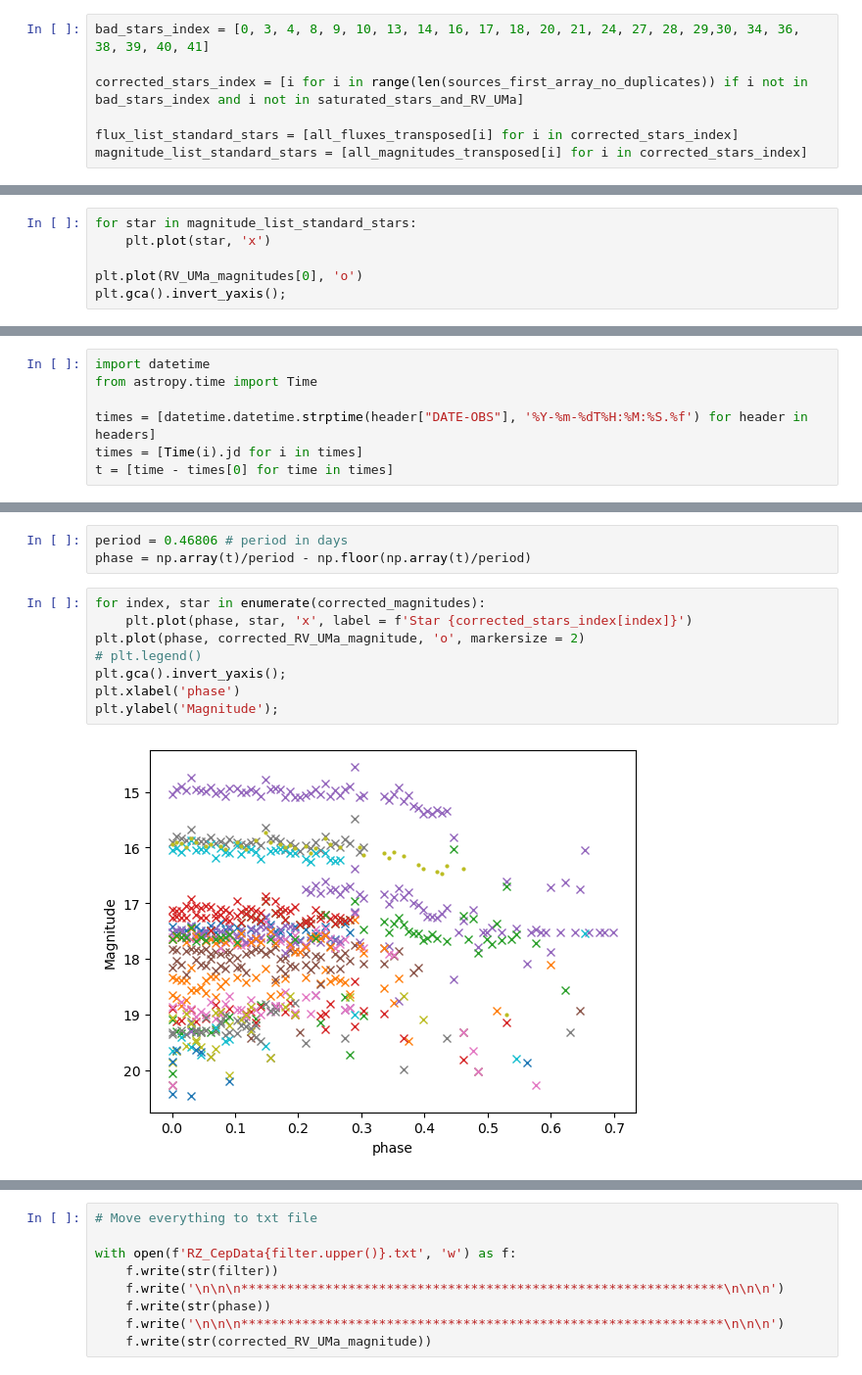
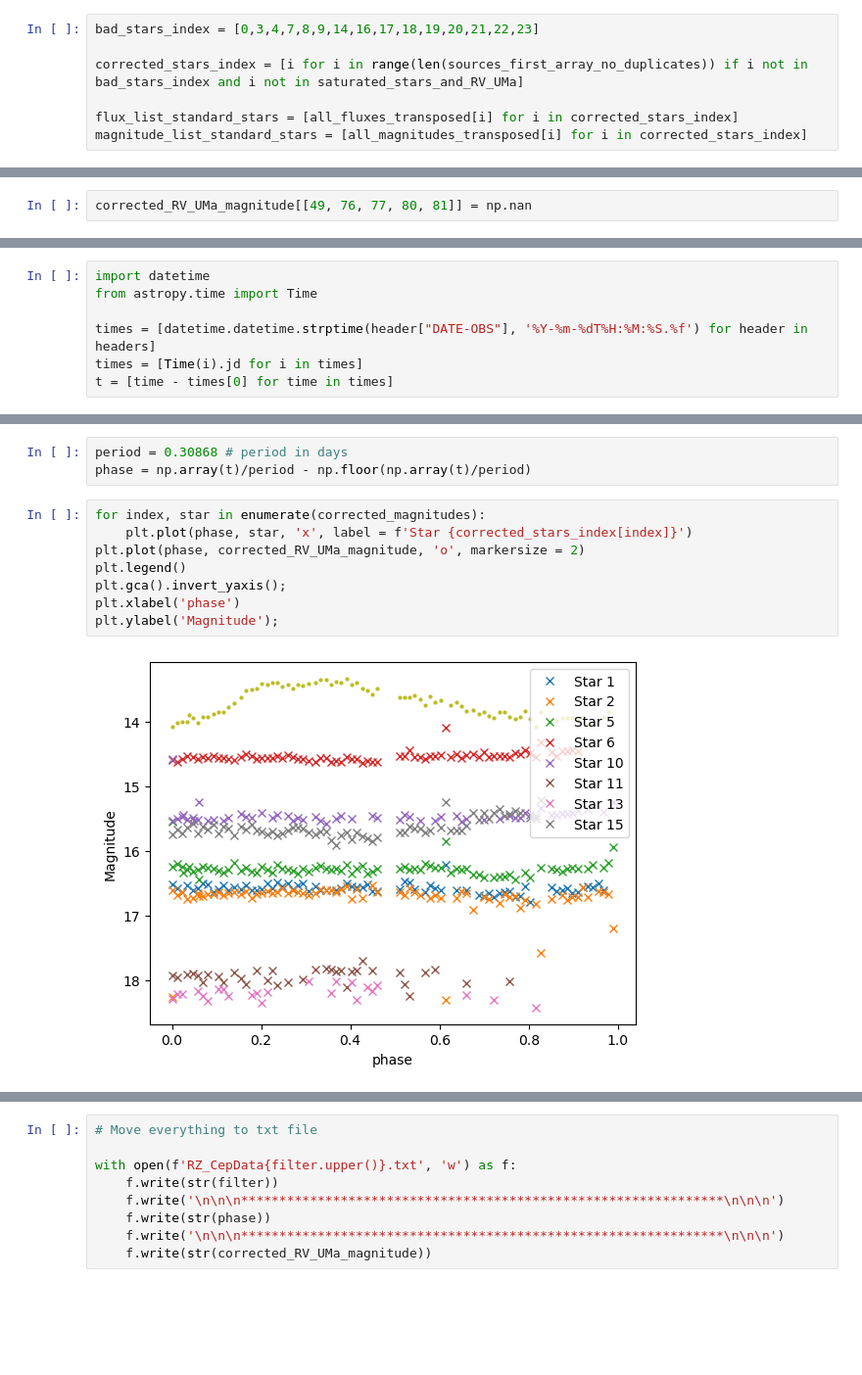
Before and after one commit to npi2015/Mphys-project, a Jupyter notebook: Notebooks/RZ_Cep_Blue.ipynb, the cells around one changed output, grey strips where cells are left out. Shown at 98% size. Saved outputs shown, nothing was run; the diff lists cells and outputs as text; blank space fills up the shorter version.

```diff
--- a/Notebooks/RZ_Cep_Blue.ipynb
+++ b/Notebooks/RZ_Cep_Blue.ipynb
@@ -392,5 +394,5 @@ for index, lst in enumerate(magnitude_list_standard_stars):
 # %%
-bad_stars_index = [0, 3, 4, 8, 9, 10, 13, 14, 16, 17, 18, 20, 21, 24, 27, 28, 29,30, 34, 36, 38, 39, 40, 41]
+bad_stars_index = [0,3,4,7,8,9,14,16,17,18,19,20,21,22,23]
 
 corrected_stars_index = [i for i in range(len(sources_first_array_no_duplicates)) if i not in bad_stars_index and i not in saturated_stars_and_RV_UMa]
 
@@ -435,0 +438,2 @@ plt.gca().invert_yaxis();
+# %%
+corrected_RV_UMa_magnitude[[49, 76, 77, 80, 81]] = np.nan
@@ -454,6 +463,0 @@ Corrected RV UMa
-# %%
-for star in magnitude_list_standard_stars:
-    plt.plot(star, 'x')
-
-plt.plot(RV_UMa_magnitudes[0], 'o')
-plt.gca().invert_yaxis();
@@ -491,13 +493,13 @@ plt.ylabel('Magnitude');
 # %%
-period = 0.46806 # period in days
+period = 0.30868 # period in days
 phase = np.array(t)/period - np.floor(np.array(t)/period)
 # %%
 for index, star in enumerate(corrected_magnitudes):
     plt.plot(phase, star, 'x', label = f'Star {corrected_stars_index[index]}')
 plt.plot(phase, corrected_RV_UMa_magnitude, 'o', markersize = 2)
-# plt.legend()
+plt.legend()
 plt.gca().invert_yaxis();
 plt.xlabel('phase')
 plt.ylabel('Magnitude');
 # %% [output]
-[figure, old version]
+[figure, new version]
```
Also changed, not shown: parts of 16 cells of this notebook, 1 other file.
